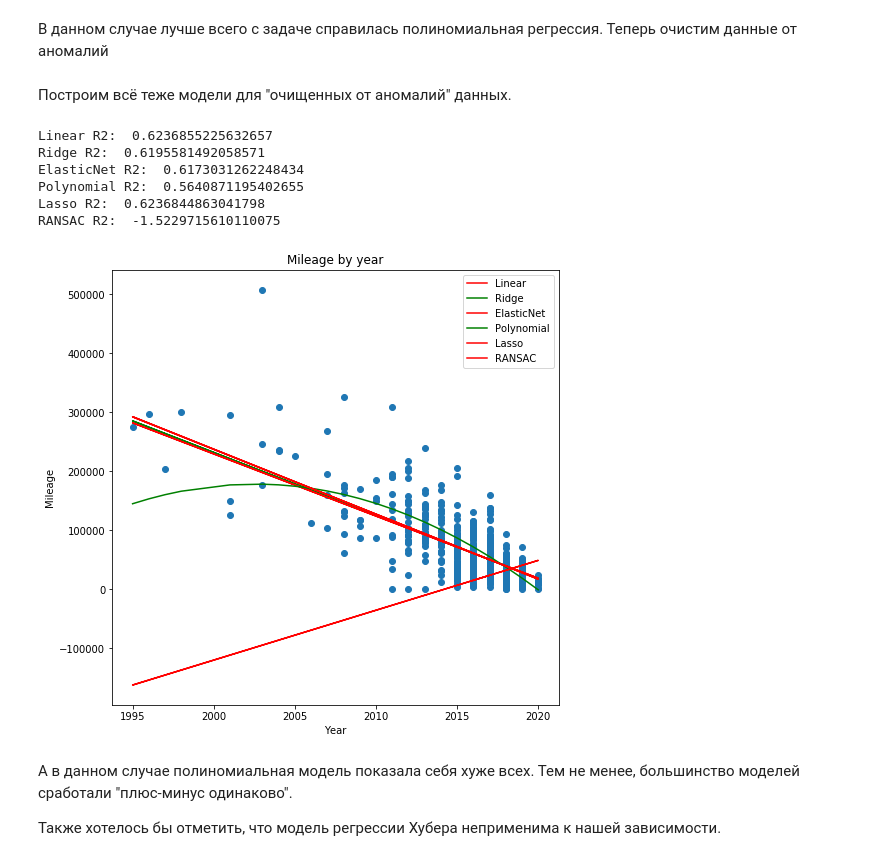
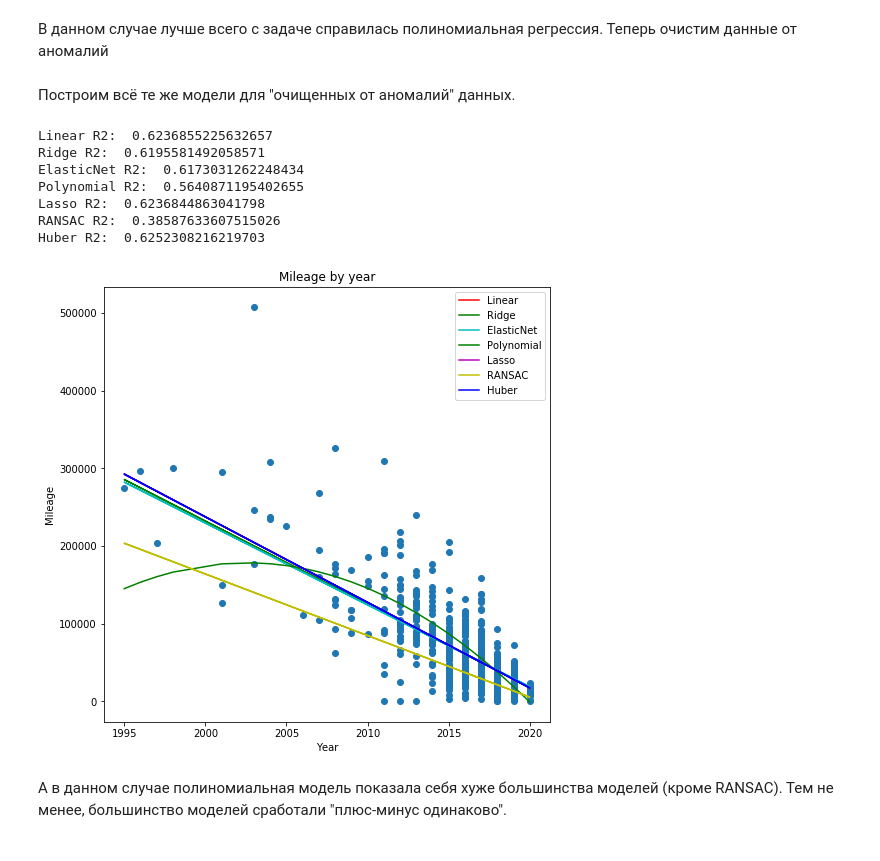
Before and after one commit to Aladiev/data-mining, a Jupyter notebook: regressions.ipynb, the cells around one changed output. Saved outputs shown, nothing was run; the diff lists cells and outputs as text; code cells hidden in the pictures.

Commit message:
HuberRegression added

```diff
--- a/regressions.ipynb
+++ b/regressions.ipynb
@@ -106,9 +113,10 @@ normal_indexes = np.where(predict == 1)
 cleaned_x = x[normal_indexes]
 cleaned_y = y[normal_indexes]
 # %% [markdown]
-Построим всё теже модели для "очищенных от аномалий" данных.
+Построим всё те же модели для "очищенных от аномалий" данных.
 # %%
 x_train, x_test, y_train, y_test= train_test_split(cleaned_x, cleaned_y, test_size=0.4, random_state=50)
+x_train_norm, x_test_norm, y_train_norm, y_test_norm= train_test_split(cleaned_x - cleaned_x.min(), cleaned_y, test_size=0.4, random_state=50)
 
 df = pd.DataFrame({
     'x': x_test,
@@ -117,53 +125,57 @@ df = pd.DataFrame({
 
 x_test_sorted = np.array(df.x)
 y_test_sorted = df.y
+poly_reg = PolynomialFeatures(degree = 2)
 
 model = LinearRegression().fit(x_train.reshape(-1, 1), y_train)
 model2 = Ridge(alpha=500.5).fit(x_train.reshape(-1, 1), y_train)
 model3 = ElasticNet(l1_ratio=0.5).fit(x_train.reshape(-1, 1), y_train)
-model4 = LinearRegression().fit(PolynomialFeatures(degree = 2).fit_transform(x_train.reshape(-1, 1)), y_train)
+model4 = LinearRegression().fit(poly_reg.fit_transform(x_train.reshape(-1, 1)), y_train)
 model5 = Lasso().fit(x_train.reshape(-1, 1), y_train)
 model6 = RANSACRegressor(residual_threshold=2).fit(x_train.reshape(-1, 1), y_train)
-
+model7 = HuberRegressor().fit(x_train_norm.reshape(-1, 1), y_train_norm)
 
 y_pred = model.predict(x_test.reshape(-1, 1))
 y_pred2 = model2.predict(x_test.reshape(-1, 1))
 y_pred3 = model3.predict(x_test.reshape(-1,1))
 y_pred4 = model4.predict(poly_reg.fit_transform(x_test_sorted.reshape(-1, 1)))
 y_pred5 = model5.predict(x_test.reshape(-1,1))
 y_pred6 = model6.predict(x_test.reshape(-1,1))
+y_pred7 = model7.predict(x_test_norm.reshape(-1, 1))
 
 plt.figure(figsize=(8, 8))
 
 plt.xlabel('Year')
 plt.ylabel('Mileage')
 plt.title('Mileage by year')
 
 plt.scatter(x_test, y_test)
 plt.plot(x_test, y_pred, color='r', label = 'Linear')
 plt.plot(x_test, y_pred2, color='g', label = 'Ridge')
-plt.plot(x_test, y_pred3, color='r', label = 'ElasticNet')
+plt.plot(x_test, y_pred3, color='c', label = 'ElasticNet')
 plt.plot(x_test_sorted.reshape(-1, 1), y_pred4, color='g', label = 'Polynomial')
-plt.plot(x_test, y_pred5, color='r', label = 'Lasso')
-plt.plot(x_test, y_pred6, color='r', label = 'RANSAC')
+plt.plot(x_test, y_pred5, color='m', label = 'Lasso')
+plt.plot(x_test, y_pred6, color='y', label = 'RANSAC')
+plt.plot(x_test, y_pred, color='b', label = 'Huber')
 
 plt.legend()
+
 
 print('Linear R2: ', r2_score(y_test, y_pred))
 print('Ridge R2: ', r2_score(y_test, y_pred2))
 print('ElasticNet R2: ', r2_score(y_test, y_pred3))
 print('Polynomial R2: ', r2_score(y_test_sorted, y_pred4))
 print('Lasso R2: ', r2_score(y_test, y_pred5))
 print('RANSAC R2: ', r2_score(y_test, y_pred6))
+print('Huber R2: ', r2_score(y_test_norm, y_pred7))
 # %% [output]
 Linear R2:  0.6236855225632657
 Ridge R2:  0.6195581492058571
 ElasticNet R2:  0.6173031262248434
 Polynomial R2:  0.5640871195402655
 Lasso R2:  0.6236844863041798
-RANSAC R2:  -1.5229715610110075
+RANSAC R2:  0.38587633607515026
+Huber R2:  0.6252308216219703
-[figure, old version]
+[figure, new version]
 # %% [markdown]
-А в данном случае полиномиальная модель показала себя хуже всех. Тем не менее, большинство моделей сработали "плюс-минус одинаково".
-
-Также хотелось бы отметить, что модель регрессии Хубера неприменима к нашей зависимости.
+А в данном случае полиномиальная модель показала себя хуже большинства моделей (кроме RANSAC). Тем не менее, большинство моделей сработали "плюс-минус одинаково".
```
Also changed, not shown: parts of 4 cells of this notebook.
